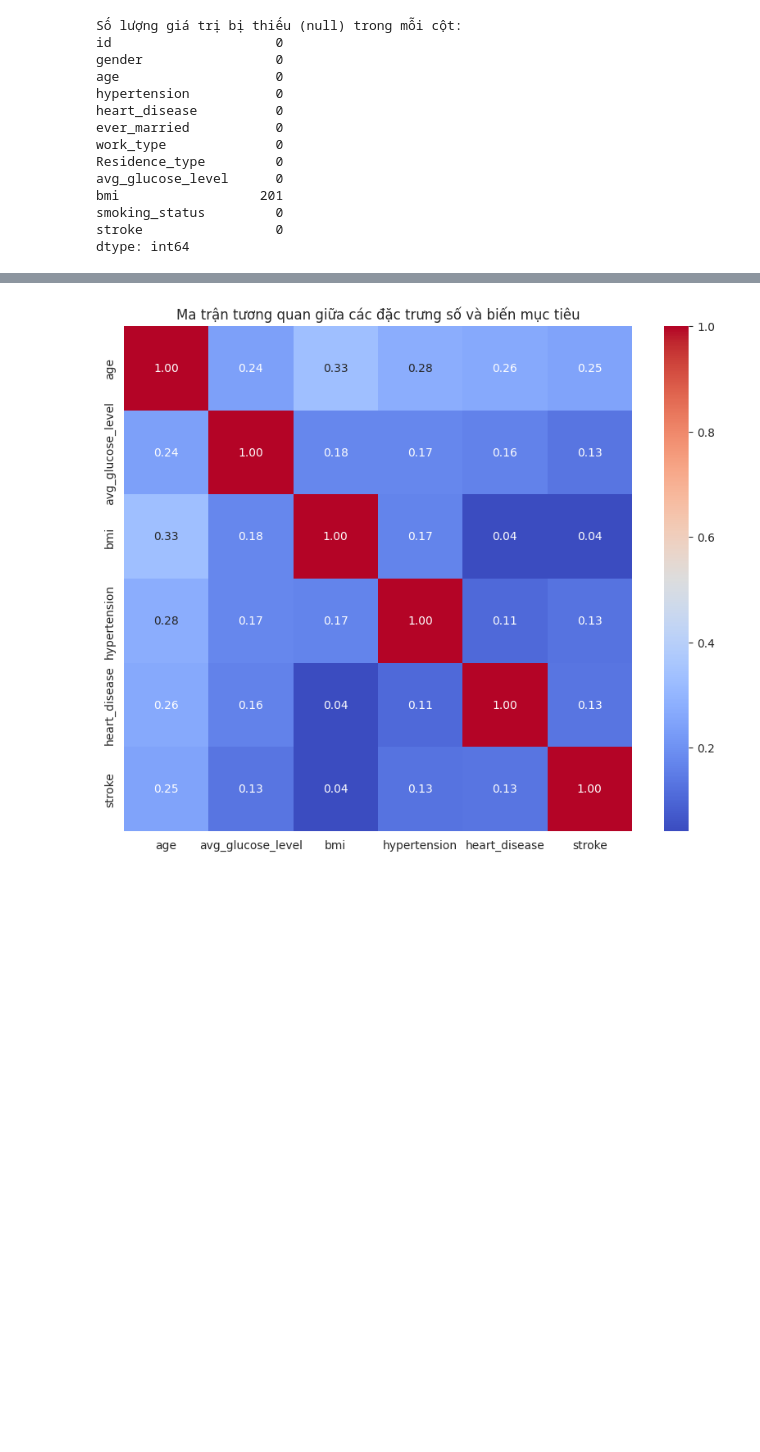
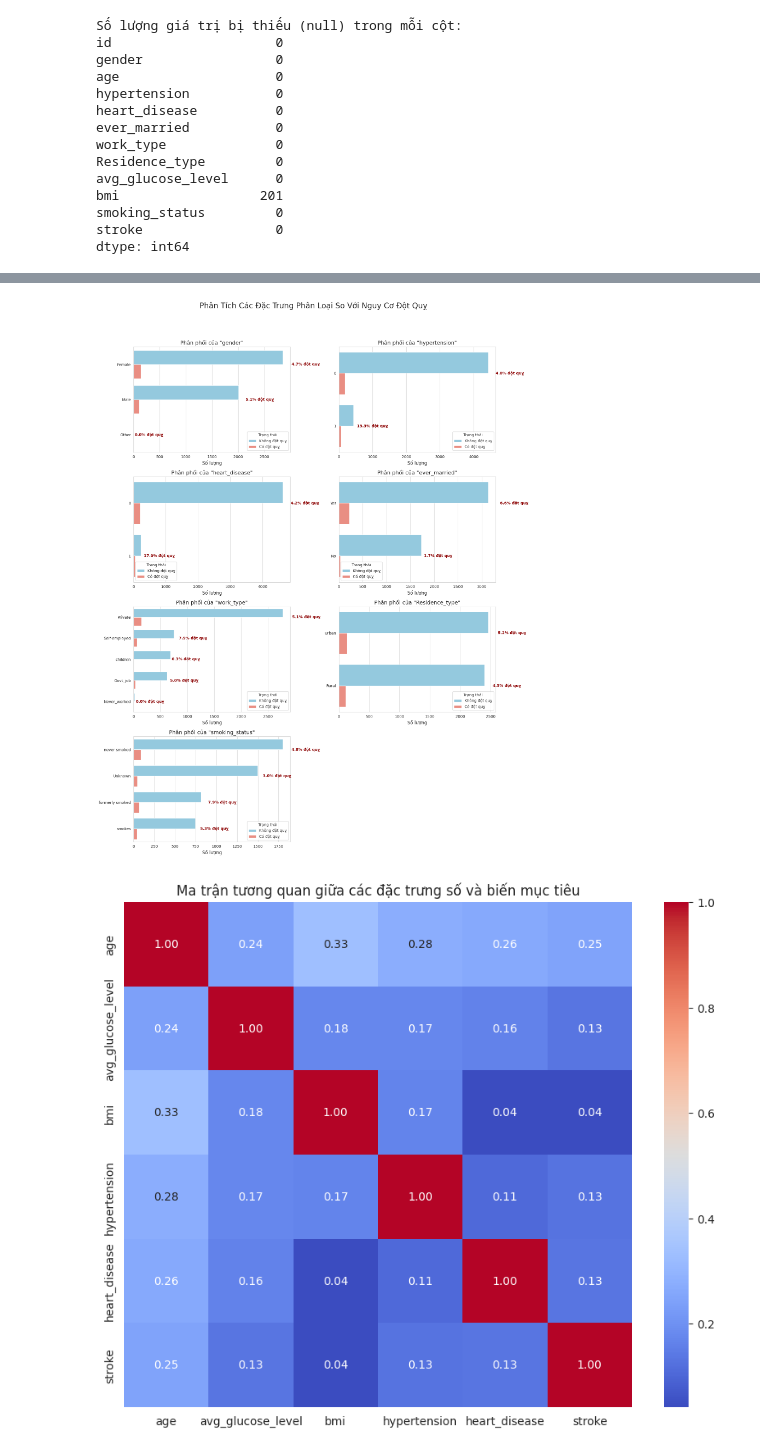
Before and after one commit to Bo3rang/Stroke-ML, a Jupyter notebook: Dự_đoán_đột_quỵ.ipynb, the cells around one changed output, grey strips where cells are left out. Cells and saved outputs as stored; diff of their text form; code cells hidden in the pictures; blank space fills up the shorter version.

```diff
--- a/Dự_đoán_đột_quỵ.ipynb
+++ b/Dự_đoán_đột_quỵ.ipynb
@@ -208 +208,68 @@ plt.show()
+# %%
+# @title Cell 8: Trực quan hóa các đặc trưng phân loại theo nguy cơ đột quỵ
+
+categorical_features = ['gender', 'hypertension', 'heart_disease', 'ever_married', 'work_type', 'Residence_type', 'smoking_status']
+
+# Tự động tính toán số lượng hàng và cột cho subplot
+n_features = len(categorical_features)
+n_cols = 2
+n_rows = (n_features + n_cols - 1) // n_cols  # Công thức làm tròn lên
+
+fig, axes = plt.subplots(n_rows, n_cols, figsize=(16, n_rows * 5))
+axes = axes.flatten()
+
+# Định nghĩa màu sắc có chủ đích
+palette = {0: 'skyblue', 1: 'salmon'}
+
+# Thêm tiêu đề chính cho toàn bộ hình
+fig.suptitle('Phân Tích Các Đặc Trưng Phân Loại So Với Nguy Cơ Đột Quỵ', fontsize=20, y=1.02)
+
+for i, col in enumerate(categorical_features):
+    ax = axes[i]
+
+    # Sắp xếp các thanh theo thứ tự số lượng giảm dần
+    order = df[col].value_counts().index
+
+    # Vẽ biểu đồ countplot với `hue` là biến mục tiêu
+    sns.countplot(data=df, y=col, hue='stroke', ax=ax, palette=palette, order=order)
+
+    # --- Thêm chú thích tỉ lệ % đột quỵ (phần quan trọng nhất) ---
+    # Lặp qua từng loại trong cột (ví dụ: 'Male', 'Female' trong 'gender')
+    for index, category in enumerate(order):
+        # Lấy tổng số mẫu trong loại đó
+        total_in_category = len(df[df[col] == category])
+        # Lấy số mẫu bị đột quỵ trong loại đó
+        stroke_in_category = len(df[(df[col] == category) & (df['stroke'] == 1)])
+
+        if total_in_category > 0:
+            # Tính toán tỉ lệ %
+            percentage_stroke = (stroke_in_category / total_in_category) * 100
+            # Định vị và viết text lên biểu đồ
+            ax.text(
+                x=total_in_category,      # Vị trí x: ở cuối thanh tổng
+                y=index,                  # Vị trí y: ngang với thanh hiện tại
+                s=f' {percentage_stroke:.1f}% đột quỵ', # Nội dung text
+                va='center',              # Căn giữa theo chiều dọc
+                ha='left',                # Căn lề trái
+                color='darkred',
+                fontweight='bold',
+                fontsize=10
+            )
+
+    ax.set_title(f'Phân phối của "{col}"', fontsize=14)
+    ax.set_ylabel('') # Bỏ nhãn trục y để gọn gàng hơn
+    ax.set_xlabel('Số lượng', fontsize=12)
+
+    # Cập nhật legend cho dễ hiểu
+    handles, labels = ax.get_legend_handles_labels()
+    ax.legend(handles, ['Không đột quỵ', 'Có đột quỵ'], title='Trạng thái')
+
+# Ẩn các subplot không sử dụng (nếu có)
+for j in range(i + 1, len(axes)):
+    axes[j].set_visible(False)
+
+plt.tight_layout(rect=[0, 0, 1, 0.98])
+plt.show()
+# %% [output]
+[figure, added]
 # %%
```
Also changed, not shown: parts of 9 cells of this notebook.
